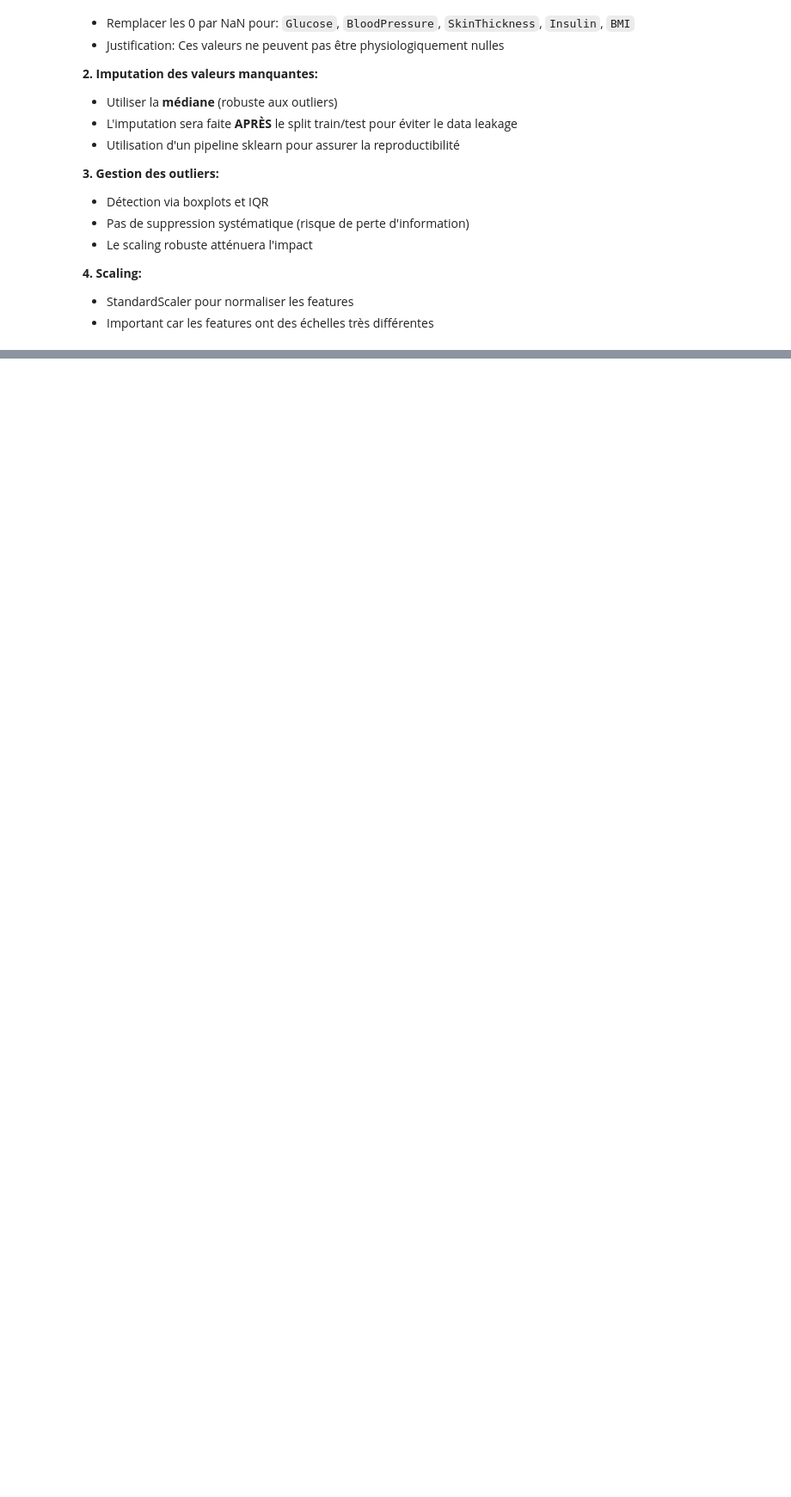
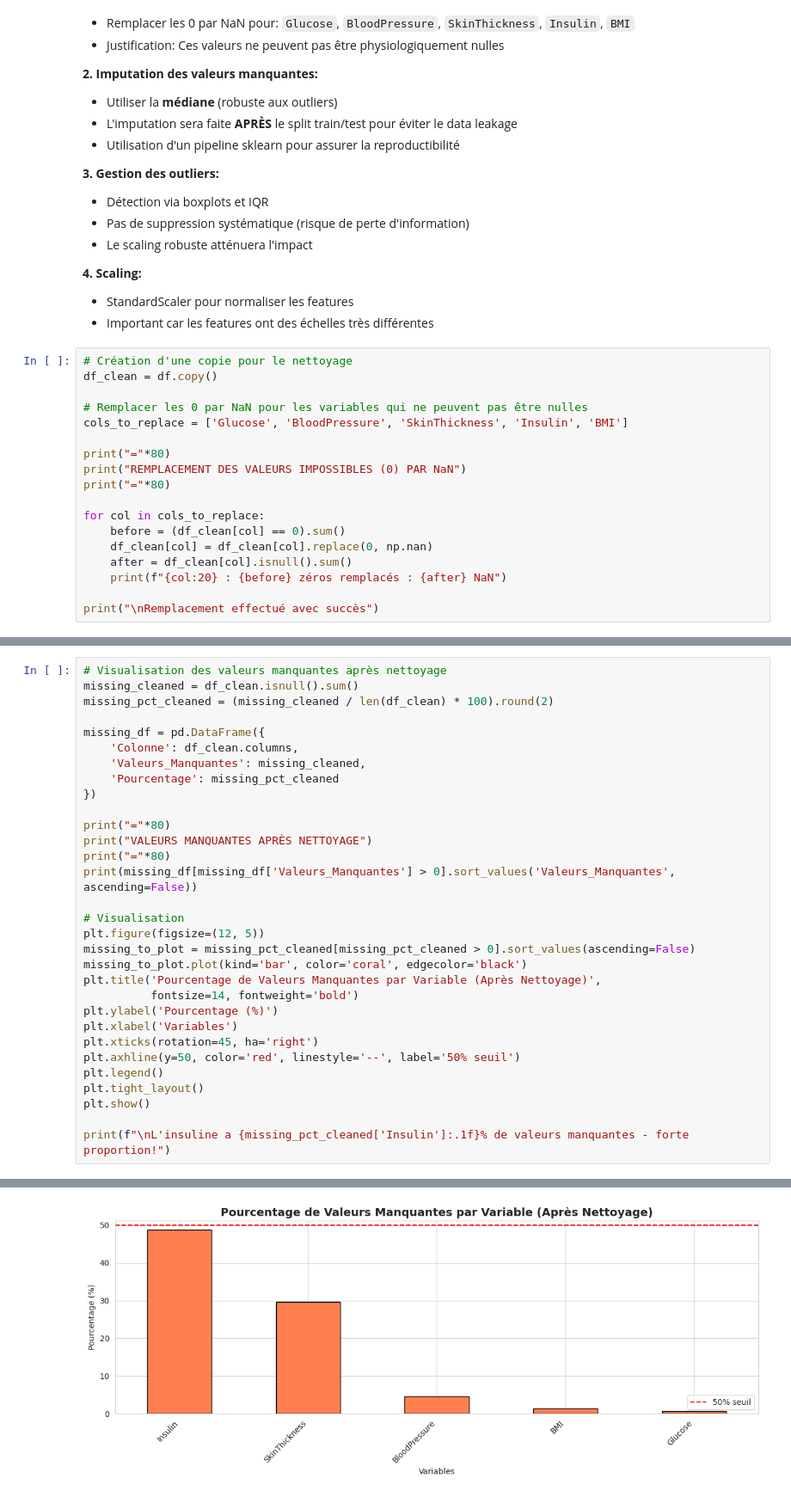
Before and after one commit to anonyme56/ProjetProgrammationDiabete, a Jupyter notebook: TP_Prog_indian_diabete.ipynb, the cells around one changed output, grey strips where cells are left out. Shown at 86% size. Drawn from its saved outputs; the diff is of its cells as text; blank space fills up the shorter version.

Commit message:
Nettoyage des données (code) et affichage de la proportion des données manquantes par catégorie de données

```diff
--- a/TP_Prog_indian_diabete.ipynb
+++ b/TP_Prog_indian_diabete.ipynb
@@ -282,3 +282,21 @@ Le dataset est légèrement déséquilibré avec une classe de 65.1%  de personn
 **4. Scaling:**
 - StandardScaler pour normaliser les features
 - Important car les features ont des échelles très différentes
+# %%
+# Création d'une copie pour le nettoyage
+df_clean = df.copy()
+
+# Remplacer les 0 par NaN pour les variables qui ne peuvent pas être nulles
+cols_to_replace = ['Glucose', 'BloodPressure', 'SkinThickness', 'Insulin', 'BMI']
+
+print("="*80)
+print("REMPLACEMENT DES VALEURS IMPOSSIBLES (0) PAR NaN")
+print("="*80)
+
+for col in cols_to_replace:
+    before = (df_clean[col] == 0).sum()
+    df_clean[col] = df_clean[col].replace(0, np.nan)
+    after = df_clean[col].isnull().sum()
+    print(f"{col:20} : {before} zéros remplacés : {after} NaN")
+
+print("\nRemplacement effectué avec succès")
@@ -284,0 +314,32 @@ Le dataset est légèrement déséquilibré avec une classe de 65.1%  de personn
+# %%
+# Visualisation des valeurs manquantes après nettoyage
+missing_cleaned = df_clean.isnull().sum()
+missing_pct_cleaned = (missing_cleaned / len(df_clean) * 100).round(2)
+
+missing_df = pd.DataFrame({
+    'Colonne': df_clean.columns,
+    'Valeurs_Manquantes': missing_cleaned,
+    'Pourcentage': missing_pct_cleaned
+})
+
+print("="*80)
+print("VALEURS MANQUANTES APRÈS NETTOYAGE")
+print("="*80)
+print(missing_df[missing_df['Valeurs_Manquantes'] > 0].sort_values('Valeurs_Manquantes', ascending=False))
+
+# Visualisation
+plt.figure(figsize=(12, 5))
+missing_to_plot = missing_pct_cleaned[missing_pct_cleaned > 0].sort_values(ascending=False)
+missing_to_plot.plot(kind='bar', color='coral', edgecolor='black')
+plt.title('Pourcentage de Valeurs Manquantes par Variable (Après Nettoyage)',
+          fontsize=14, fontweight='bold')
+plt.ylabel('Pourcentage (%)')
+plt.xlabel('Variables')
+plt.xticks(rotation=45, ha='right')
+plt.axhline(y=50, color='red', linestyle='--', label='50% seuil')
+plt.legend()
+plt.tight_layout()
+plt.show()
+
+print(f"\nL'insuline a {missing_pct_cleaned['Insulin']:.1f}% de valeurs manquantes - forte proportion!")
+# %% [output]
@@ -284,0 +355 @@ Le dataset est légèrement déséquilibré avec une classe de 65.1%  de personn
+[figure, added]
```
Also changed, not shown: parts of 2 cells of this notebook.
